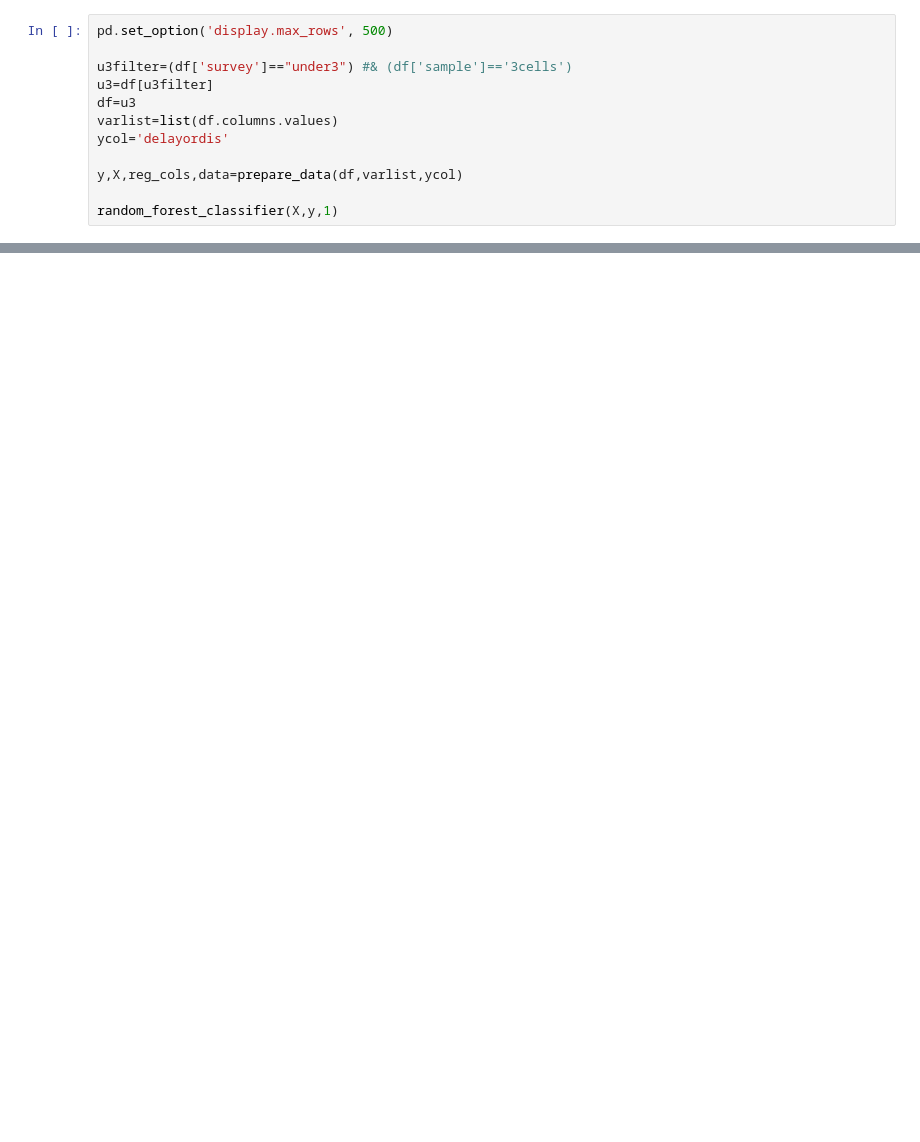
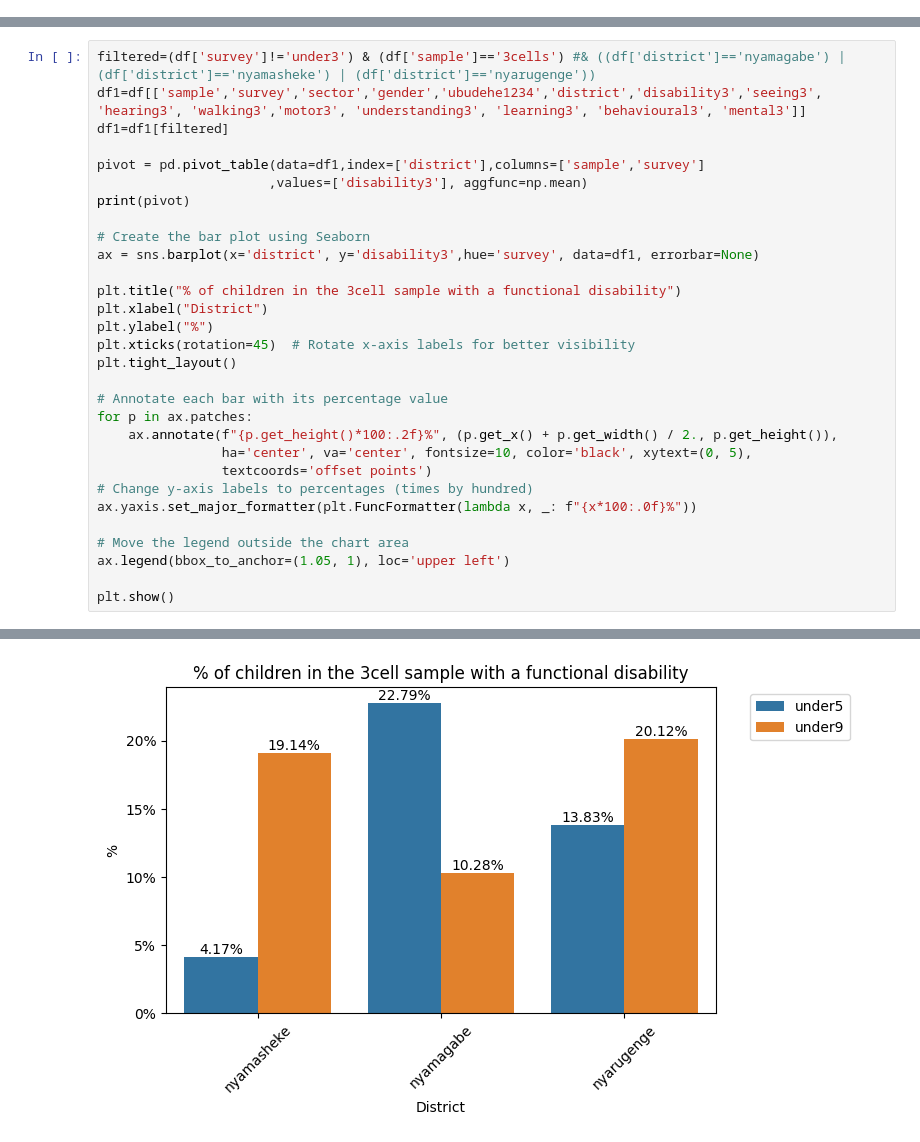
Before and after one commit to chrisimpacts/Rwanda-CwD-Analysis, a Jupyter notebook: Rwanda-Mapping-Data-Analysis.ipynb, the cells around one changed output, grey strips where cells are left out. Cells and saved outputs as stored; diff of their text form; blank space fills up the shorter version.

```diff
--- a/Rwanda-Mapping-Data-Analysis.ipynb
+++ b/Rwanda-Mapping-Data-Analysis.ipynb
@@ -649,12 +0,0 @@ def random_forest_classifier(X,y,var):
-# %%
-pd.set_option('display.max_rows', 500)
-
-u3filter=(df['survey']=="under3") #& (df['sample']=='3cells')
-u3=df[u3filter]
-df=u3
-varlist=list(df.columns.values)
-ycol='delayordis'
-
-y,X,reg_cols,data=prepare_data(df,varlist,ycol)
-
-random_forest_classifier(X,y,1)
@@ -817,0 +374,31 @@ ctx.add_basemap(ax, crs=basemap_df.crs.to_string(), source=ctx.providers.CartoDB
+# %%
+filtered=(df['survey']!='under3') & (df['sample']=='3cells') #& ((df['district']=='nyamagabe') | (df['district']=='nyamasheke') | (df['district']=='nyarugenge'))
+df1=df[['sample','survey','sector','gender','ubudehe1234','district','disability3','seeing3', 'hearing3', 'walking3','motor3', 'understanding3', 'learning3', 'behavioural3', 'mental3']]
+df1=df1[filtered]
+
+pivot = pd.pivot_table(data=df1,index=['district'],columns=['sample','survey']
+                      ,values=['disability3'], aggfunc=np.mean)
+print(pivot)
+
+# Create the bar plot using Seaborn
+ax = sns.barplot(x='district', y='disability3',hue='survey', data=df1, errorbar=None)
+
+plt.title("% of children in the 3cell sample with a functional disability")
+plt.xlabel("District")
+plt.ylabel("%")
+plt.xticks(rotation=45)  # Rotate x-axis labels for better visibility
+plt.tight_layout()
+
+# Annotate each bar with its percentage value
+for p in ax.patches:
+    ax.annotate(f"{p.get_height()*100:.2f}%", (p.get_x() + p.get_width() / 2., p.get_height()),
+                ha='center', va='center', fontsize=10, color='black', xytext=(0, 5),
+                textcoords='offset points')
+# Change y-axis labels to percentages (times by hundred)
+ax.yaxis.set_major_formatter(plt.FuncFormatter(lambda x, _: f"{x*100:.0f}%"))
+
+# Move the legend outside the chart area
+ax.legend(bbox_to_anchor=(1.05, 1), loc='upper left')
+
+plt.show()
+# %% [output]
@@ -817,0 +412 @@ ctx.add_basemap(ax, crs=basemap_df.crs.to_string(), source=ctx.providers.CartoDB
+[figure, added]
```
Also changed, not shown: parts of 45 cells of this notebook, 10 other files.
